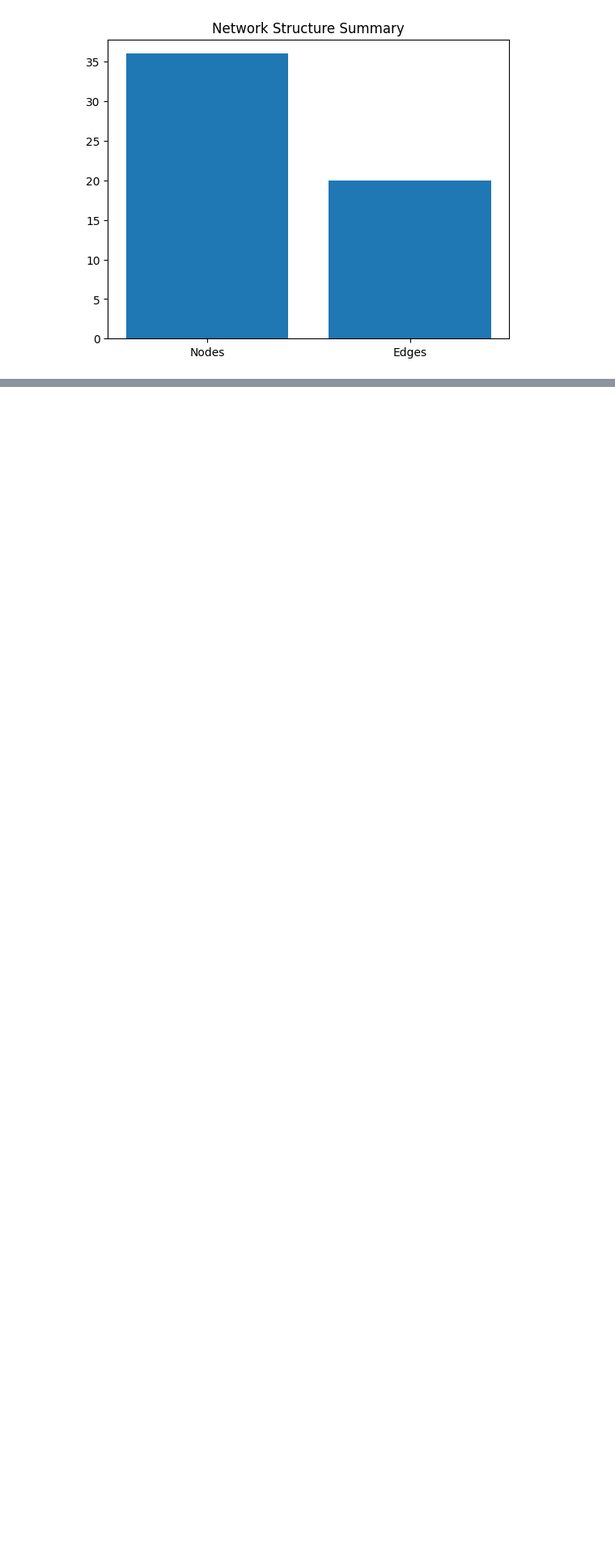
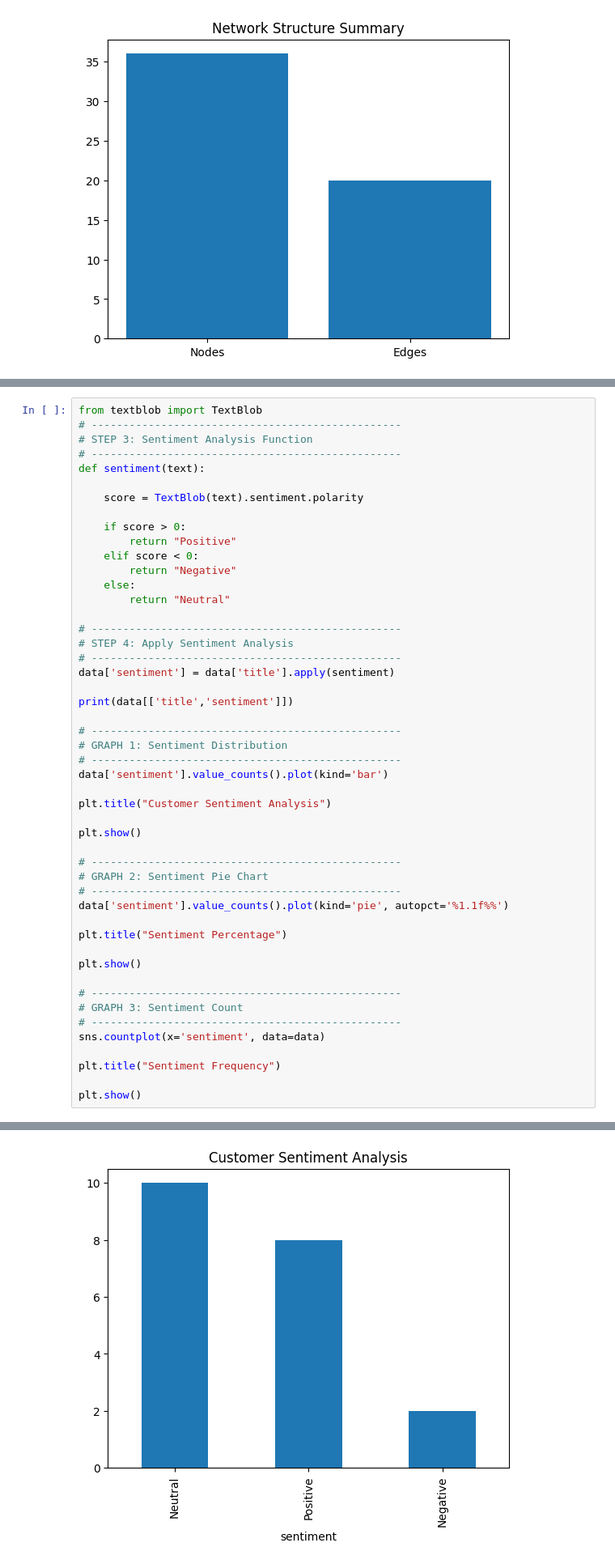
Before and after one commit to AdityaK1304/YouTube_Social_Media_Anlytics_Project, a Jupyter notebook: research/model.ipynb, the cells around one changed output, grey strips where cells are left out. Shown at 81% size. Cells and saved outputs as stored; diff of their text form; blank space fills up the shorter version.

```diff
--- a/research/model.ipynb
+++ b/research/model.ipynb
@@ -205,0 +333,50 @@ plt.show()
+# %%
+from textblob import TextBlob
+# -------------------------------------------------
+# STEP 3: Sentiment Analysis Function
+# -------------------------------------------------
+def sentiment(text):
+
+    score = TextBlob(text).sentiment.polarity
+
+    if score > 0:
+        return "Positive"
+    elif score < 0:
+        return "Negative"
+    else:
+        return "Neutral"
+
+# -------------------------------------------------
+# STEP 4: Apply Sentiment Analysis
+# -------------------------------------------------
+data['sentiment'] = data['title'].apply(sentiment)
+
+print(data[['title','sentiment']])
+
+# -------------------------------------------------
+# GRAPH 1: Sentiment Distribution
+# -------------------------------------------------
+data['sentiment'].value_counts().plot(kind='bar')
+
+plt.title("Customer Sentiment Analysis")
+
+plt.show()
+
+# -------------------------------------------------
+# GRAPH 2: Sentiment Pie Chart
+# -------------------------------------------------
+data['sentiment'].value_counts().plot(kind='pie', autopct='%1.1f%%')
+
+plt.title("Sentiment Percentage")
+
+plt.show()
+
+# -------------------------------------------------
+# GRAPH 3: Sentiment Count
+# -------------------------------------------------
+sns.countplot(x='sentiment', data=data)
+
+plt.title("Sentiment Frequency")
+
+plt.show()
+# %% [output]
@@ -205,0 +400 @@ plt.show()
+[figure, added]
```
Also changed, not shown: parts of 12 cells of this notebook, 3 other files.
